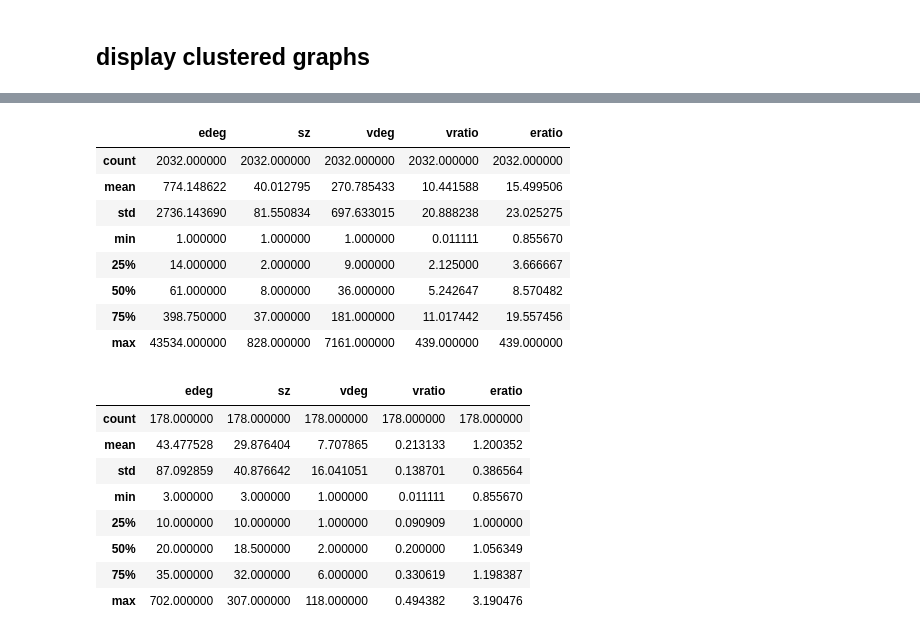
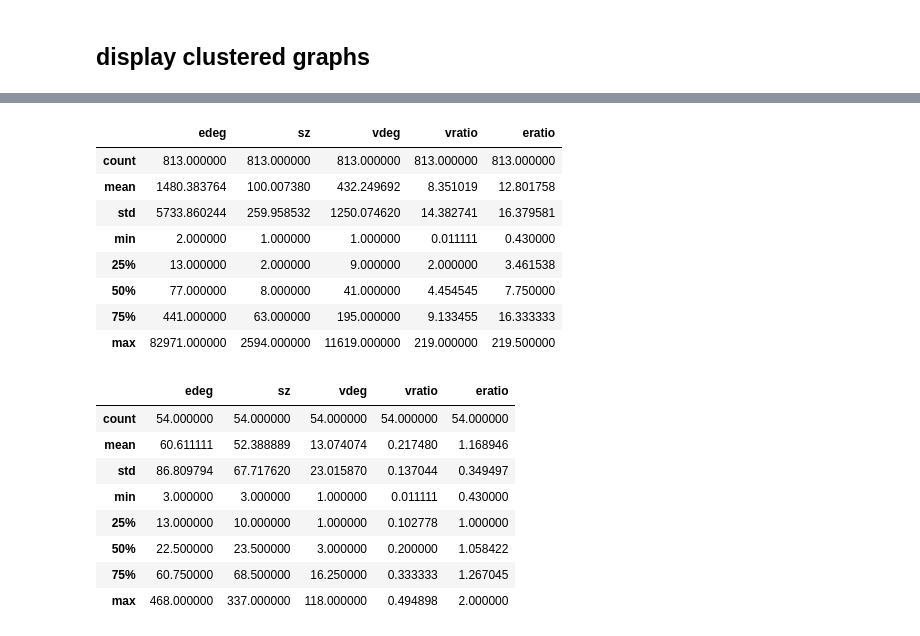
Before and after one commit to yama1968/graph_clustering, a Jupyter notebook: twitter_graph_eigenclusters.ipynb, the cells around one changed output, grey strips where cells are left out. Cells and saved outputs as stored; diff of their text form; code cells hidden in the pictures.

```diff
--- a/twitter_graph_eigenclusters.ipynb
+++ b/twitter_graph_eigenclusters.ipynb
@@ -206,12 +206,14 @@ print(eigvec_n.mean(axis=0))
 # %%
-n_clusters = int(v/40)
+#n_clusters = int(v/40)
+n_clusters = int(v/100)
 print("n_clusters = %d" % n_clusters)
 
 clf = KMeans(init='k-means++', n_clusters=n_clusters, n_init=10, n_jobs=4)
 #clf = AgglomerativeClustering(n_clusters = n_clusters)
 #clf = DBSCAN(eps = 0.0005)
 
-X = eigvec_n[:,1:]
+#X = eigvec_n[:,1:]
+X = eigvec[:,1:]
 
 print(X.shape)
 %time clusters = clf.fit_predict(X)
@@ -356,12 +372,12 @@ dtype: float64
 # %%
 from gmet import group_vertex_degree, group_edge_degree
 
-%time cldegs_pd = pd.DataFrame({'sz': [(clusters == cl).sum() for cl in range(n_clusters)], \
+%time metrics = pd.DataFrame({'sz': [(clusters == cl).sum() for cl in range(n_clusters)], \
                           'vdeg': [group_vertex_degree(facebook2, clusters == i) for i in range(n_clusters)], \
                           'edeg': [group_edge_degree(facebook2, clusters == i) for i in range(n_clusters)]})
 
-cldegs_pd["vratio"] = cldegs_pd.vdeg / cldegs_pd.sz
-cldegs_pd["eratio"] = cldegs_pd.edeg / cldegs_pd.sz
+metrics["vratio"] = metrics.vdeg / metrics.sz
+metrics["eratio"] = metrics.edeg / metrics.sz
 
-cldegs_pd.describe()
+metrics.describe()
 # %% [output]
@@ -370,22 +385,22 @@ Wall time: 3min 23s
 |  | edeg | sz | vdeg | vratio | eratio |
-| count | 2032.000000 | 2032.000000 | 2032.000000 | 2032.000000 | 2032.000000 |
-| mean | 774.148622 | 40.012795 | 270.785433 | 10.441588 | 15.499506 |
-| std | 2736.143690 | 81.550834 | 697.633015 | 20.888238 | 23.025275 |
-| min | 1.000000 | 1.000000 | 1.000000 | 0.011111 | 0.855670 |
-| 25% | 14.000000 | 2.000000 | 9.000000 | 2.125000 | 3.666667 |
-| 50% | 61.000000 | 8.000000 | 36.000000 | 5.242647 | 8.570482 |
-| 75% | 398.750000 | 37.000000 | 181.000000 | 11.017442 | 19.557456 |
-| max | 43534.000000 | 828.000000 | 7161.000000 | 439.000000 | 439.000000 |
+| count | 813.000000 | 813.000000 | 813.000000 | 813.000000 | 813.000000 |
+| mean | 1480.383764 | 100.007380 | 432.249692 | 8.351019 | 12.801758 |
+| std | 5733.860244 | 259.958532 | 1250.074620 | 14.382741 | 16.379581 |
+| min | 2.000000 | 1.000000 | 1.000000 | 0.011111 | 0.430000 |
+| 25% | 13.000000 | 2.000000 | 9.000000 | 2.000000 | 3.461538 |
+| 50% | 77.000000 | 8.000000 | 41.000000 | 4.454545 | 7.750000 |
+| 75% | 441.000000 | 63.000000 | 195.000000 | 9.133455 | 16.333333 |
+| max | 82971.000000 | 2594.000000 | 11619.000000 | 219.000000 | 219.500000 |
 # %%
-cldegs_pd[cldegs_pd.vratio < 0.5].describe()
+metrics[metrics.vratio < 0.5].describe()
 # %% [output]
 |  | edeg | sz | vdeg | vratio | eratio |
-| count | 178.000000 | 178.000000 | 178.000000 | 178.000000 | 178.000000 |
-| mean | 43.477528 | 29.876404 | 7.707865 | 0.213133 | 1.200352 |
-| std | 87.092859 | 40.876642 | 16.041051 | 0.138701 | 0.386564 |
-| min | 3.000000 | 3.000000 | 1.000000 | 0.011111 | 0.855670 |
-| 25% | 10.000000 | 10.000000 | 1.000000 | 0.090909 | 1.000000 |
-| 50% | 20.000000 | 18.500000 | 2.000000 | 0.200000 | 1.056349 |
-| 75% | 35.000000 | 32.000000 | 6.000000 | 0.330619 | 1.198387 |
-| max | 702.000000 | 307.000000 | 118.000000 | 0.494382 | 3.190476 |
+| count | 54.000000 | 54.000000 | 54.000000 | 54.000000 | 54.000000 |
+| mean | 60.611111 | 52.388889 | 13.074074 | 0.217480 | 1.168946 |
+| std | 86.809794 | 67.717620 | 23.015870 | 0.137044 | 0.349497 |
+| min | 3.000000 | 3.000000 | 1.000000 | 0.011111 | 0.430000 |
+| 25% | 13.000000 | 10.000000 | 1.000000 | 0.102778 | 1.000000 |
+| 50% | 22.500000 | 23.500000 | 3.000000 | 0.200000 | 1.058422 |
+| 75% | 60.750000 | 68.500000 | 16.250000 | 0.333333 | 1.267045 |
+| max | 468.000000 | 337.000000 | 118.000000 | 0.494898 | 2.000000 |
 # %%
```
Also changed, not shown: parts of 27 cells of this notebook, 3 other files.
